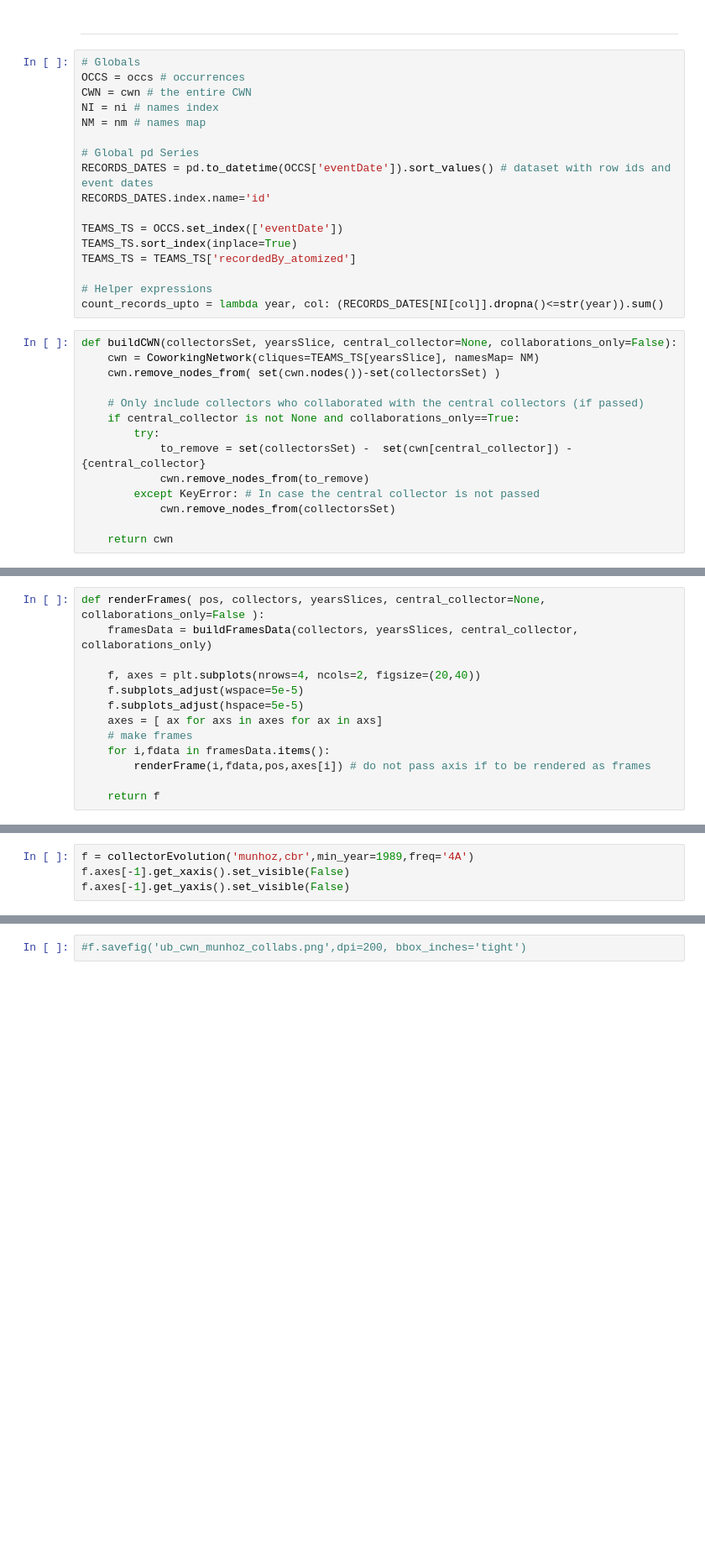
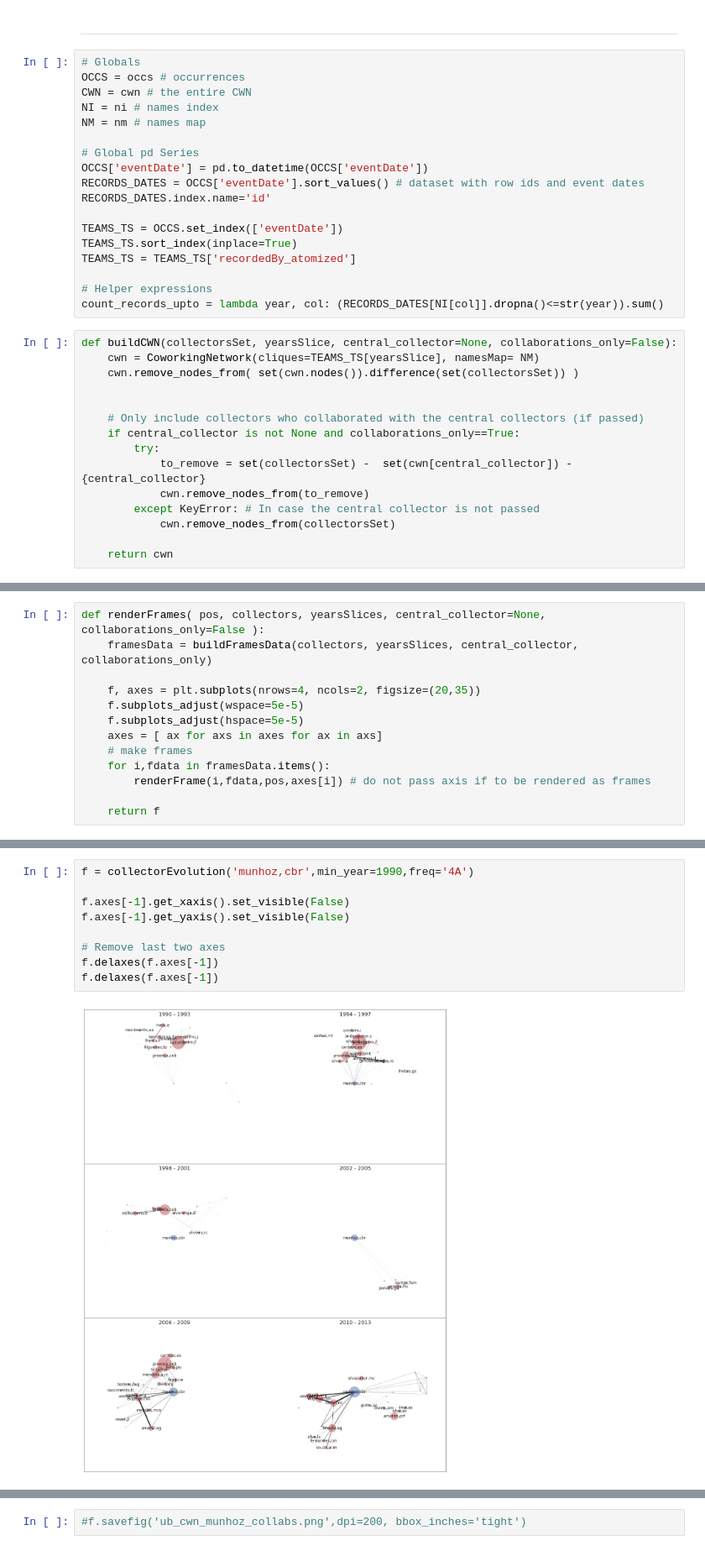
Before and after one commit to pedrosiracusa/tese_lncc_code, a Jupyter notebook: notebooks/chapter4/CWN_temporal_evol.ipynb, the cells around one changed output, grey strips where cells are left out. Shown at 84% size. Cells and saved outputs as stored; diff of their text form; blank space fills up the shorter version.

Commit message:
Fixed a bug on notebook: CWN temporal evolution

```diff
--- a/notebooks/chapter4/CWN_temporal_evol.ipynb
+++ b/notebooks/chapter4/CWN_temporal_evol.ipynb
@@ -40,7 +40,8 @@ NI = ni # names index
 NM = nm # names map
 
 # Global pd Series
-RECORDS_DATES = pd.to_datetime(OCCS['eventDate']).sort_values() # dataset with row ids and event dates
+OCCS['eventDate'] = pd.to_datetime(OCCS['eventDate'])
+RECORDS_DATES = OCCS['eventDate'].sort_values() # dataset with row ids and event dates
 RECORDS_DATES.index.name='id'
 
 TEAMS_TS = OCCS.set_index(['eventDate'])
@@ -52,7 +53,8 @@ count_records_upto = lambda year, col: (RECORDS_DATES[NI[col]].dropna()<=str(yea
 # %%
 def buildCWN(collectorsSet, yearsSlice, central_collector=None, collaborations_only=False):
     cwn = CoworkingNetwork(cliques=TEAMS_TS[yearsSlice], namesMap= NM)
-    cwn.remove_nodes_from( set(cwn.nodes())-set(collectorsSet) )
+    cwn.remove_nodes_from( set(cwn.nodes()).difference(set(collectorsSet)) )
+
 
     # Only include collectors who collaborated with the central collectors (if passed)
     if central_collector is not None and collaborations_only==True:
@@ -118,7 +119,7 @@ def renderFrame(  i, fdata,pos,axis=None ):
 def renderFrames( pos, collectors, yearsSlices, central_collector=None, collaborations_only=False ):
     framesData = buildFramesData(collectors, yearsSlices, central_collector, collaborations_only)
 
-    f, axes = plt.subplots(nrows=4, ncols=2, figsize=(20,40))
+    f, axes = plt.subplots(nrows=4, ncols=2, figsize=(20,35))
     f.subplots_adjust(wspace=5e-5)
     f.subplots_adjust(hspace=5e-5)
     axes = [ ax for axs in axes for ax in axs]
@@ -149,6 +150,13 @@ def collectorEvolution( collector, freq='A', min_year=None, max_year=None ):
     pos = nx.layout.spring_layout(egoNet, pos={central_node:(0,0)}, fixed=[central_node], center=(0,0))
     return renderFrames( pos, list(egoNet.nodes()), slices, central_collector=collector, collaborations_only=True)
 # %%
-f = collectorEvolution('munhoz,cbr',min_year=1989,freq='4A')
+f = collectorEvolution('munhoz,cbr',min_year=1990,freq='4A')
+
 f.axes[-1].get_xaxis().set_visible(False)
 f.axes[-1].get_yaxis().set_visible(False)
+
+# Remove last two axes
+f.delaxes(f.axes[-1])
+f.delaxes(f.axes[-1])
+# %% [output]
+[figure, added]
```
Also changed, not shown: parts of 3 cells of this notebook.
